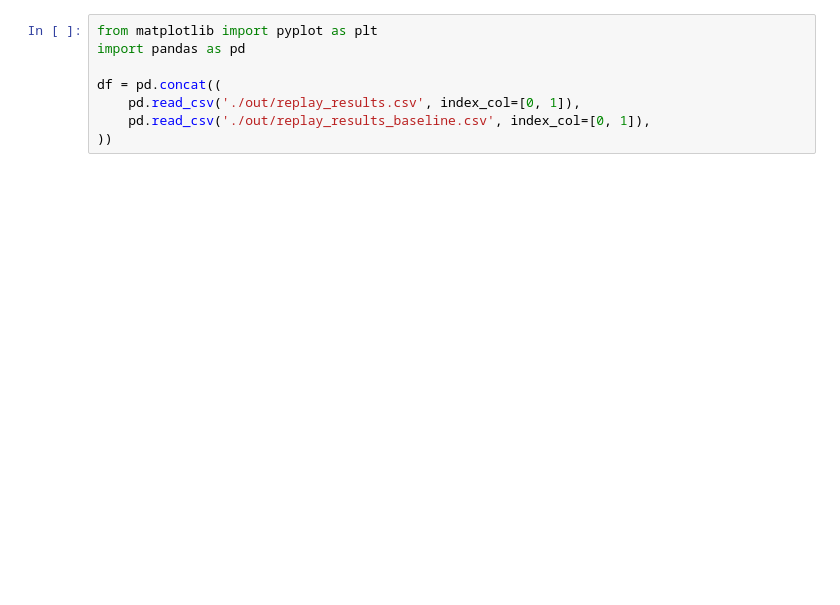
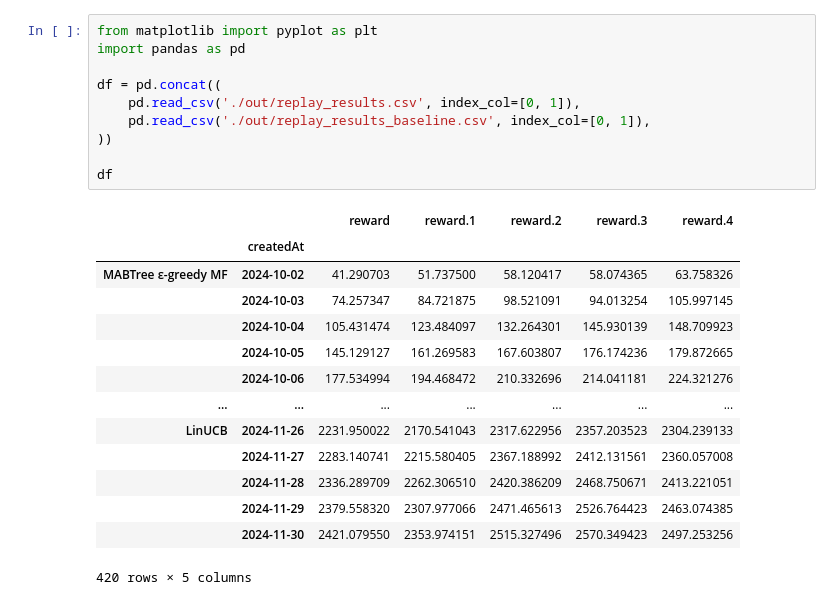
Before and after one commit to rik1599/recsys4good, a Jupyter notebook: evaluate.ipynb, the cells around one changed output. Drawn from its saved outputs; the diff is of its cells as text; blank space fills up the shorter version.

```diff
--- a/evaluate.ipynb
+++ b/evaluate.ipynb
@@ -1,11 +1,28 @@
 # %%
 from matplotlib import pyplot as plt
 import pandas as pd
 
 df = pd.concat((
     pd.read_csv('./out/replay_results.csv', index_col=[0, 1]),
     pd.read_csv('./out/replay_results_baseline.csv', index_col=[0, 1]),
 ))
+
+df
+# %% [output]
+|  |  | reward | reward.1 | reward.2 | reward.3 | reward.4 |
+|  | createdAt |  |  |  |  |  |
+| MABTree ε-greedy MF | 2024-10-02 | 41.290703 | 51.737500 | 58.120417 | 58.074365 | 63.758326 |
+|  | 2024-10-03 | 74.257347 | 84.721875 | 98.521091 | 94.013254 | 105.997145 |
+|  | 2024-10-04 | 105.431474 | 123.484097 | 132.264301 | 145.930139 | 148.709923 |
+|  | 2024-10-05 | 145.129127 | 161.269583 | 167.603807 | 176.174236 | 179.872665 |
+|  | 2024-10-06 | 177.534994 | 194.468472 | 210.332696 | 214.041181 | 224.321276 |
+| ... | ... | ... | ... | ... | ... | ... |
+| LinUCB | 2024-11-26 | 2231.950022 | 2170.541043 | 2317.622956 | 2357.203523 | 2304.239133 |
+|  | 2024-11-27 | 2283.140741 | 2215.580405 | 2367.188992 | 2412.131561 | 2360.057008 |
+|  | 2024-11-28 | 2336.289709 | 2262.306510 | 2420.386209 | 2468.750671 | 2413.221051 |
+|  | 2024-11-29 | 2379.558320 | 2307.977066 | 2471.465613 | 2526.764423 | 2463.074385 |
+|  | 2024-11-30 | 2421.079550 | 2353.974151 | 2515.327496 | 2570.349423 | 2497.253256 |
+420 rows × 5 columns
 # %%
 plt.figure(figsize=(12, 7))
 plt.axes().xaxis.set_major_locator(plt.MaxNLocator(10))
```
Also changed, not shown: parts of 3 cells of this notebook, 5 other files.
